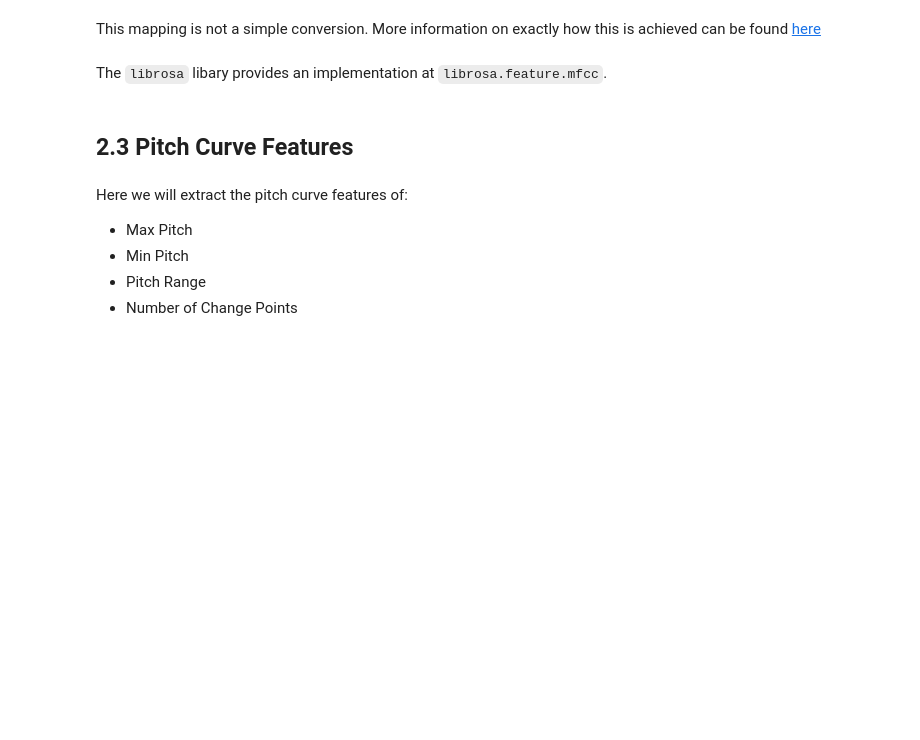
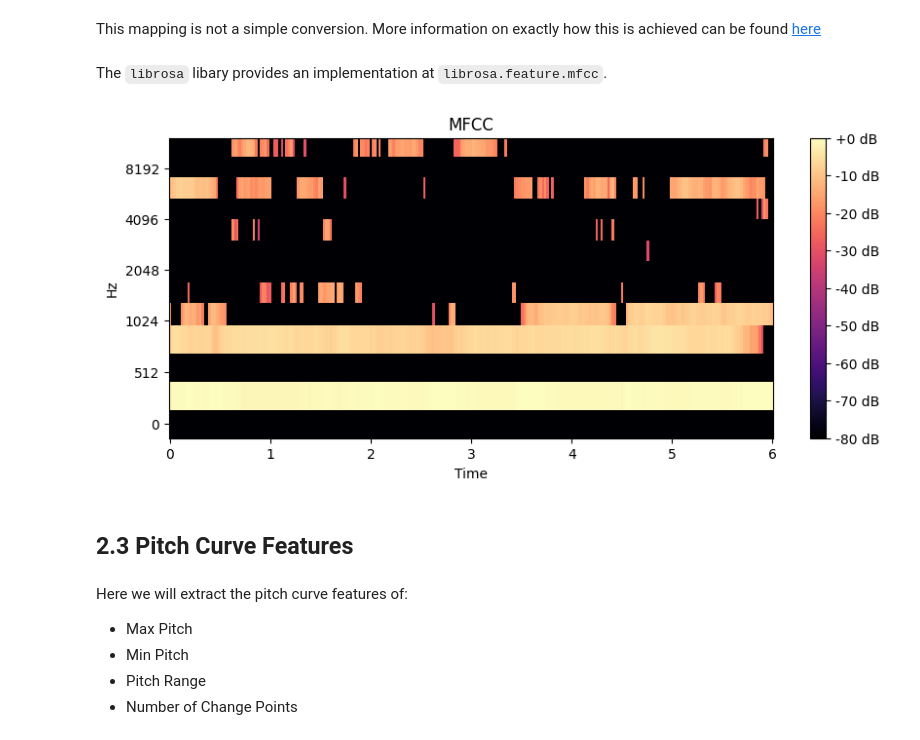
Before and after one commit to pdpau/Raga-Bhairavi-Pattern-Identification, a Jupyter notebook: code/notebooks/characterization/feature_extraction_modified.ipynb, the cells around one changed output. Drawn from its saved outputs; the diff is of its cells as text; code cells hidden in the pictures; blank space fills up the shorter version.

```diff
--- a/code/notebooks/characterization/feature_extraction_modified.ipynb
+++ b/code/notebooks/characterization/feature_extraction_modified.ipynb
@@ -297,6 +386,23 @@ The `librosa` libary provides an implementation at `librosa.feature.mfcc`.
 # import librosa implementation
 # %%
 # compute MFCC coefficients for your signal
+# Extract MFCCs
+mfccs = librosa.feature.mfcc(y=sample, sr=sampling_rate, n_mfcc=13)  # You can adjust the number of MFCC coefficients (n_mfcc)
+
+# Save MFCCs as a CSV file
+mfccs_df = pd.DataFrame(mfccs)
+
+plt.figure(figsize=(10, 4))
+
+librosa.display.specshow(librosa.power_to_db(mfccs, ref=np.max), y_axis='mel', x_axis='time')
+
+plt.colorbar(format='%+2.0f dB')
+
+plt.title('MFCC')
+
+plt.show()
+# %% [output]
+[figure, added]
 # %% [markdown]
 ## 2.3 Pitch Curve Features
 # %% [markdown]
```
Also changed, not shown: parts of 10 cells of this notebook, 2 other files.
